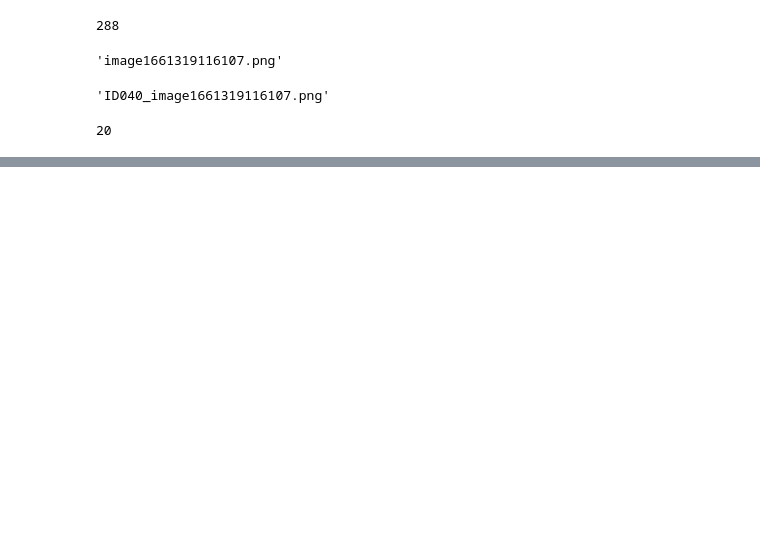
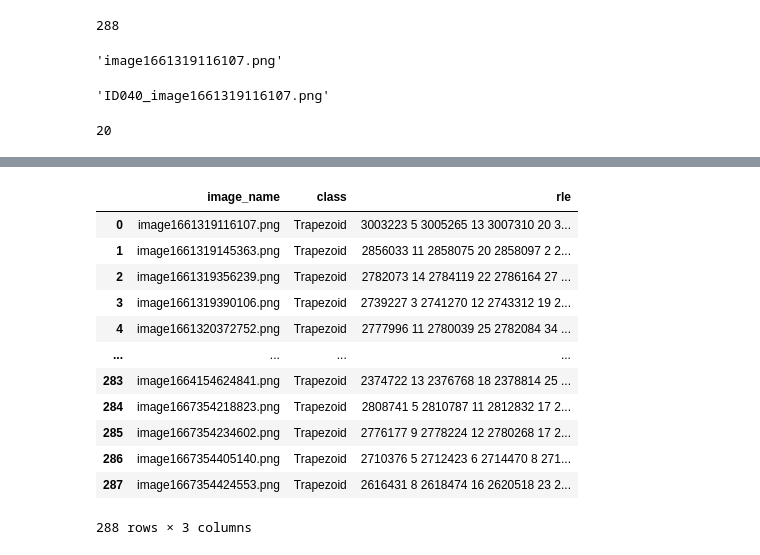
Before and after one commit to kkyungyoon/level2-cv-semanticsegmentation-cv-06-lv3, a Jupyter notebook: data/crop_data_test.ipynb, the cells around one changed output, grey strips where cells are left out. Saved outputs shown, nothing was run; the diff lists cells and outputs as text; code cells hidden in the pictures; blank space fills up the shorter version.

```diff
--- a/data/crop_data_test.ipynb
+++ b/data/crop_data_test.ipynb
@@ -196,0 +326,6 @@ for i in tqdm(range(len(train_dataset))):
+# %%
+df = pd.DataFrame({
+    "image_name": filenames,
+    "class": ['Trapezoid']*len(filenames),
+    "rle": rles,
+})
@@ -196,0 +348,16 @@ for i in tqdm(range(len(train_dataset))):
+# %%
+df
+# %% [output]
+|  | image_name | class | rle |
+| 0 | image1661319116107.png | Trapezoid | 3003223 5 3005265 13 3007310 20 3... |
+| 1 | image1661319145363.png | Trapezoid | 2856033 11 2858075 20 2858097 2 2... |
+| 2 | image1661319356239.png | Trapezoid | 2782073 14 2784119 22 2786164 27 ... |
+| 3 | image1661319390106.png | Trapezoid | 2739227 3 2741270 12 2743312 19 2... |
+| 4 | image1661320372752.png | Trapezoid | 2777996 11 2780039 25 2782084 34 ... |
+| ... | ... | ... | ... |
+| 283 | image1664154624841.png | Trapezoid | 2374722 13 2376768 18 2378814 25 ... |
+| 284 | image1667354218823.png | Trapezoid | 2808741 5 2810787 11 2812832 17 2... |
+| 285 | image1667354234602.png | Trapezoid | 2776177 9 2778224 12 2780268 17 2... |
+| 286 | image1667354405140.png | Trapezoid | 2710376 5 2712423 6 2714470 8 271... |
+| 287 | image1667354424553.png | Trapezoid | 2616431 8 2618474 16 2620518 23 2... |
+288 rows × 3 columns
```
Also changed, not shown: parts of 20 cells of this notebook, 6 other files.
